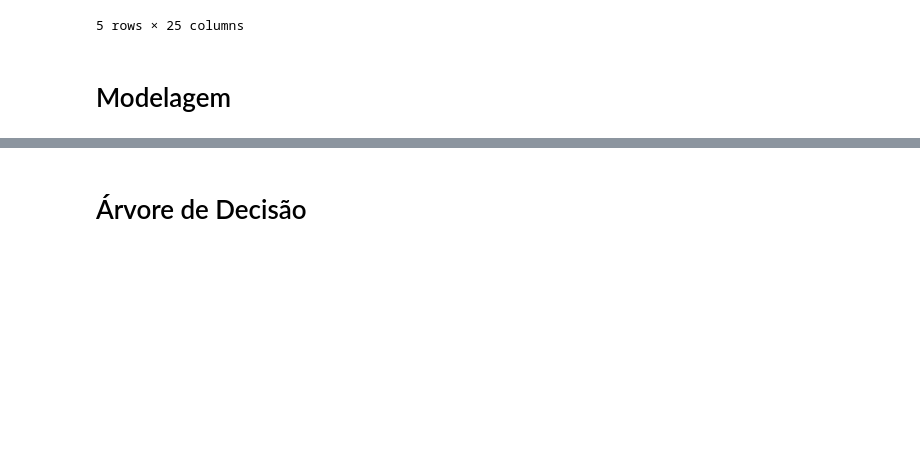
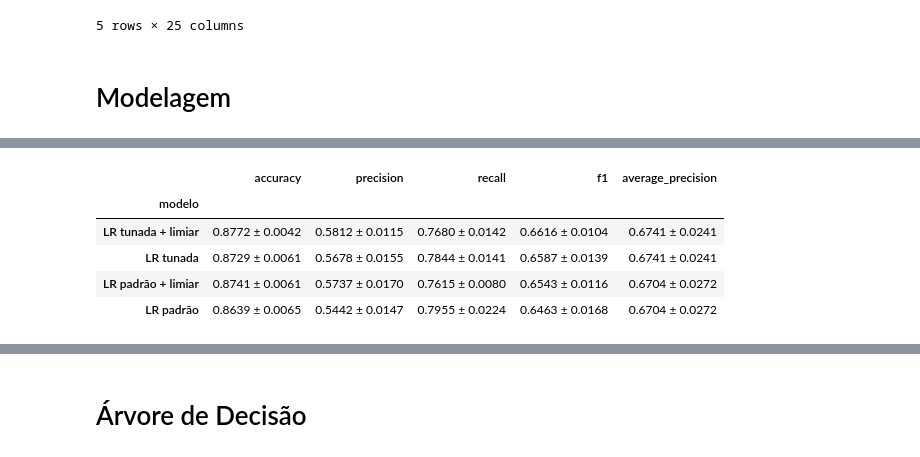
Before and after one commit to EriickHenriique/tech-challenge-2, a Jupyter notebook: notebook.ipynb, the cells around one changed output, grey strips where cells are left out. Cells and saved outputs as stored; diff of their text form; code cells hidden in the pictures; blank space fills up the shorter version.

```diff
--- a/notebook.ipynb
+++ b/notebook.ipynb
@@ -894,0 +837,77 @@ LR balanced
+# %%
+from sklearn.base import clone
+from sklearn.compose import make_column_transformer
+from sklearn.preprocessing import FunctionTransformer, OneHotEncoder, StandardScaler
+from sklearn.pipeline import make_pipeline
+from sklearn.linear_model import LogisticRegression
+import numpy as np
+
+# Pré-processamento da Regressão Logística
+cats = ["VisitorType", "OperatingSystems", "Browser", "Region", "TrafficType"]
+assimetricas = ["Administrative", "Administrative_Duration", "Informational",
+                "Informational_Duration", "ProductRelated", "ProductRelated_Duration",
+                "PageValues"]
+nums = [c for c in X_train.columns if c not in cats + assimetricas]
+
+preproc = make_column_transformer(
+    (make_pipeline(FunctionTransformer(np.log1p), StandardScaler()), assimetricas),
+    (StandardScaler(), nums),
+    (OneHotEncoder(handle_unknown="ignore", min_frequency=20), cats),
+)
+
+# 1. Modelo Padrão
+lr_padrao = make_pipeline(
+    clone(preproc),
+    LogisticRegression(class_weight="balanced", max_iter=1000, random_state=42),
+)
+
+# 2. Tuning (mesmo pré-processamento)
+param_grid_lr = {
+    "logisticregression__C": [0.001, 0.01, 0.1, 1, 10, 100],
+    "logisticregression__l1_ratio": [0, 0.5, 1],   # L2, elastic net, L1
+}
+
+grid_lr = GridSearchCV(
+    make_pipeline(
+        clone(preproc),
+        LogisticRegression(class_weight="balanced", solver="saga",
+                           max_iter=5000, random_state=42),
+    ),
+    param_grid=param_grid_lr, cv=cv, scoring="average_precision", n_jobs=-1,
+)
+grid_lr.fit(X_train, y_train)
+print(f"Melhores Hiperparâmetros: {grid_lr.best_params_}")
+
+# 3. Candidatos: padrão e tunado, com e sem ajuste de limiar (F1)
+candidatos_lr = {
+    "LR padrão": lr_padrao,
+    "LR padrão + limiar": TunedThresholdClassifierCV(lr_padrao, scoring="f1", cv=cv),
+    "LR tunada": grid_lr.best_estimator_,
+    "LR tunada + limiar": TunedThresholdClassifierCV(grid_lr.best_estimator_, scoring="f1", cv=cv),
+}
+
+# 4. Ranking e escolha automática
+melhor_nome_lr, lr_final, tabela_lr = selecionar_melhor(candidatos_lr)
+
+display(tabela_lr)
+print(f"Escolhido: {melhor_nome_lr}")
+
+lr_final.fit(X_train, y_train)
+
+if hasattr(lr_final, "best_threshold_"):
+    print(f"Limiar escolhido: {lr_final.best_threshold_:.3f}")
+
+y_pred_lr = lr_final.predict(X_test)
+
+print("\nRegressão Logística Performance (teste):")
+print(f"Accuracy:  {accuracy_score(y_test, y_pred_lr):.4f}")
+print(f"Precision: {precision_score(y_test, y_pred_lr):.4f}")
+print(f"Recall:    {recall_score(y_test, y_pred_lr):.4f}")
+print(f"F1 Score:  {f1_score(y_test, y_pred_lr):.4f}")
+
+print("\nConfusion Matrix:")
+print(confusion_matrix(y_test, y_pred_lr))
+
+print("\nClassification Report:")
+print(classification_report(y_test, y_pred_lr))
+# %% [output]
@@ -894,0 +915,6 @@ LR balanced
+|  | accuracy | precision | recall | f1 | average_precision |
+| modelo |  |  |  |  |  |
+| LR tunada + limiar | 0.8772 ± 0.0042 | 0.5812 ± 0.0115 | 0.7680 ± 0.0142 | 0.6616 ± 0.0104 | 0.6741 ± 0.0241 |
+| LR tunada | 0.8729 ± 0.0061 | 0.5678 ± 0.0155 | 0.7844 ± 0.0141 | 0.6587 ± 0.0139 | 0.6741 ± 0.0241 |
+| LR padrão + limiar | 0.8741 ± 0.0061 | 0.5737 ± 0.0170 | 0.7615 ± 0.0080 | 0.6543 ± 0.0116 | 0.6704 ± 0.0272 |
+| LR padrão | 0.8639 ± 0.0065 | 0.5442 ± 0.0147 | 0.7955 ± 0.0224 | 0.6463 ± 0.0168 | 0.6704 ± 0.0272 |
```
Also changed, not shown: parts of 44 cells of this notebook, 2 other files.
